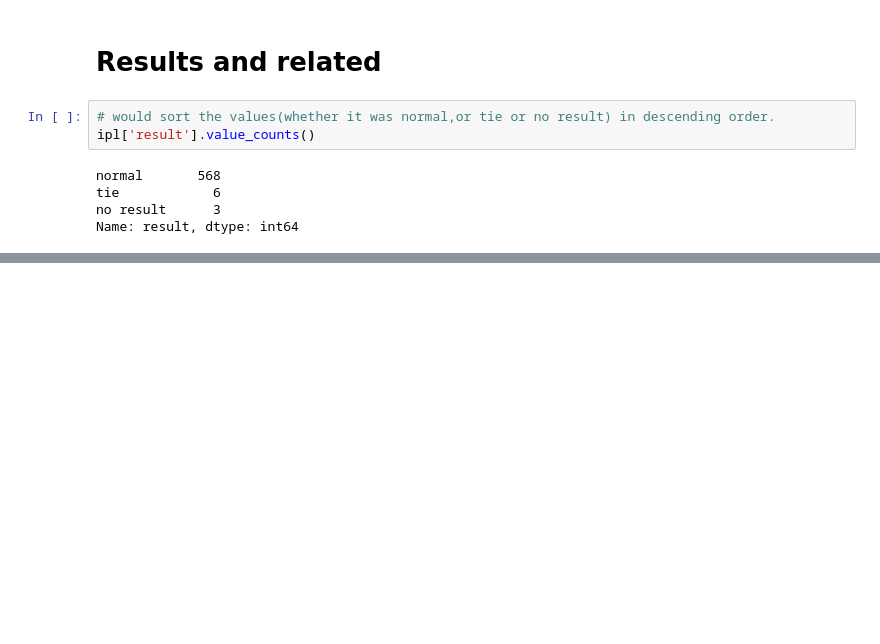
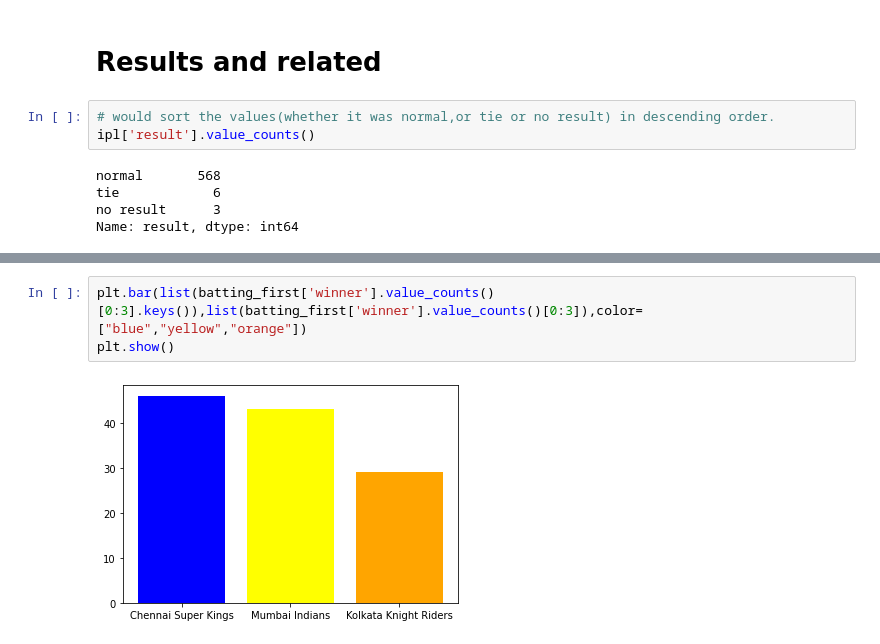
Before and after one commit to Newtanmukh/Python-projects, a Jupyter notebook: IPL Data Analysis/IPL Data Analysis.ipynb, the cells around one changed output, grey strips where cells are left out. Drawn from its saved outputs; the diff is of its cells as text; blank space fills up the shorter version.

```diff
--- a/IPL Data Analysis/IPL Data Analysis.ipynb
+++ b/IPL Data Analysis/IPL Data Analysis.ipynb
@@ -74,0 +133,5 @@ Name: result, dtype: int64
+# %%
+plt.bar(list(batting_first['winner'].value_counts()[0:3].keys()),list(batting_first['winner'].value_counts()[0:3]),color=["blue","yellow","orange"])
+plt.show()
+# %% [output]
+[figure, added]
```
Also changed, not shown: parts of 5 cells of this notebook.
